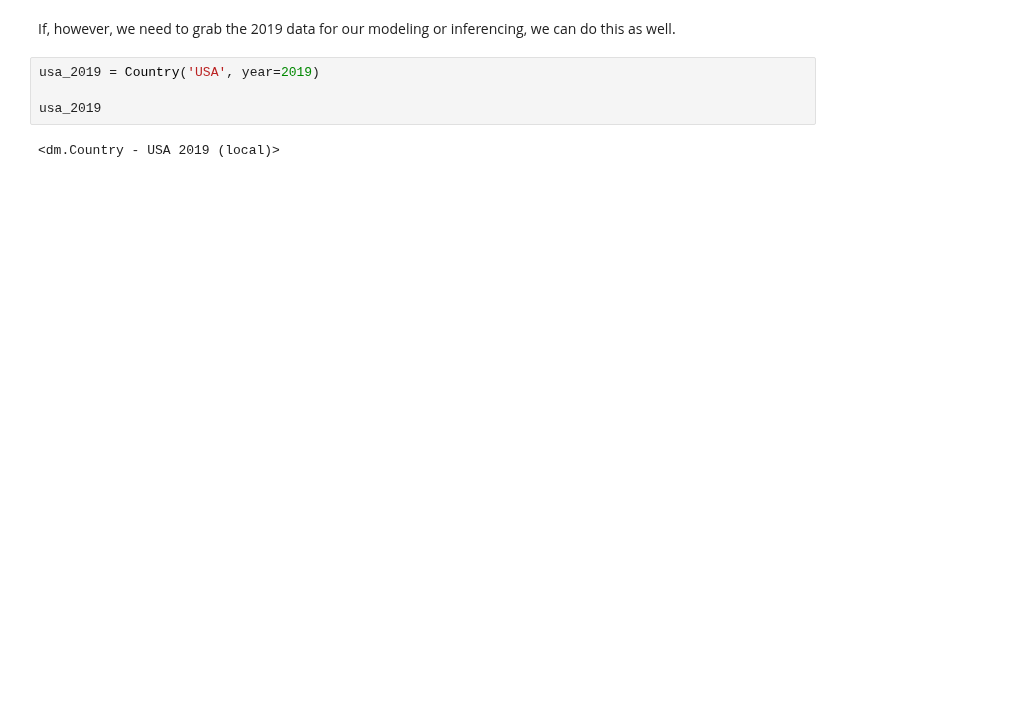
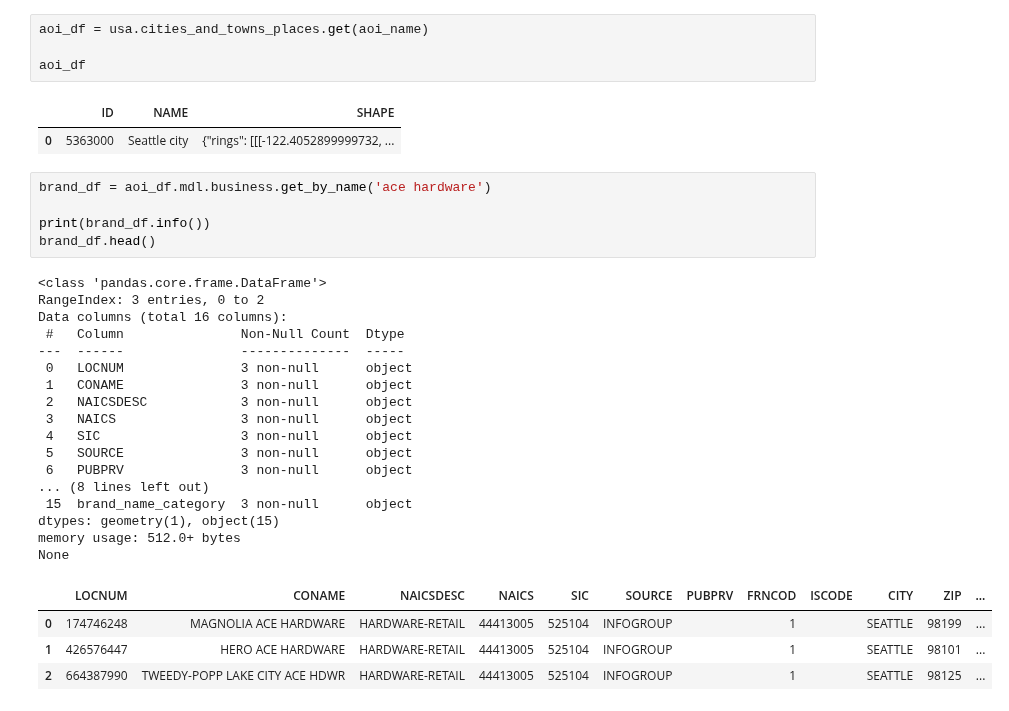
Before and after one commit to knu2xs/demographic-modeling, a Jupyter notebook: notebooks/01-working-with-countires.ipynb, the cells around one changed output. Saved outputs shown, nothing was run; the diff lists cells and outputs as text; blank space fills up the shorter version.

```diff
--- a/notebooks/01-working-with-countires.ipynb
+++ b/notebooks/01-working-with-countires.ipynb
@@ -33,8 +34,34 @@ usa
-# %% [markdown]
-If, however, we need to grab the 2019 data for our modeling or inferencing, we can do this as well.
-# %%
-usa_2019 = Country('USA', year=2019)
-
-usa_2019
-# %% [output]
-<dm.Country - USA 2019 (local)>
+# %%
+aoi_df = usa.cities_and_towns_places.get(aoi_name)
+
+aoi_df
+# %% [output]
+|  | ID | NAME | SHAPE |
+| 0 | 5363000 | Seattle city | {"rings": [[[-122.4052899999732, ... |
+# %%
+brand_df = aoi_df.mdl.business.get_by_name('ace hardware')
+
+print(brand_df.info())
+brand_df.head()
+# %% [output]
+<class 'pandas.core.frame.DataFrame'>
+RangeIndex: 3 entries, 0 to 2
+Data columns (total 16 columns):
+ #   Column               Non-Null Count  Dtype
+---  ------               --------------  -----
+ 0   LOCNUM               3 non-null      object
+ 1   CONAME               3 non-null      object
+ 2   NAICSDESC            3 non-null      object
+ 3   NAICS                3 non-null      object
+ 4   SIC                  3 non-null      object
+ 5   SOURCE               3 non-null      object
+ 6   PUBPRV               3 non-null      object
+... (8 lines left out)
+ 15  brand_name_category  3 non-null      object
+dtypes: geometry(1), object(15)
+memory usage: 512.0+ bytes
+None
+|  | LOCNUM | CONAME | NAICSDESC | NAICS | SIC | SOURCE | PUBPRV | FRNCOD | ISCODE | CITY | ZIP | ... |
+| 0 | 174746248 | MAGNOLIA ACE HARDWARE | HARDWARE-RETAIL | 44413005 | 525104 | INFOGROUP |  | 1 |  | SEATTLE | 98199 | ... |
+| 1 | 426576447 | HERO ACE HARDWARE | HARDWARE-RETAIL | 44413005 | 525104 | INFOGROUP |  | 1 |  | SEATTLE | 98101 | ... |
+| 2 | 664387990 | TWEEDY-POPP LAKE CITY ACE HDWR | HARDWARE-RETAIL | 44413005 | 525104 | INFOGROUP |  | 1 |  | SEATTLE | 98125 | ... |
```
Also changed, not shown: parts of 16 cells of this notebook, 4 other files.
